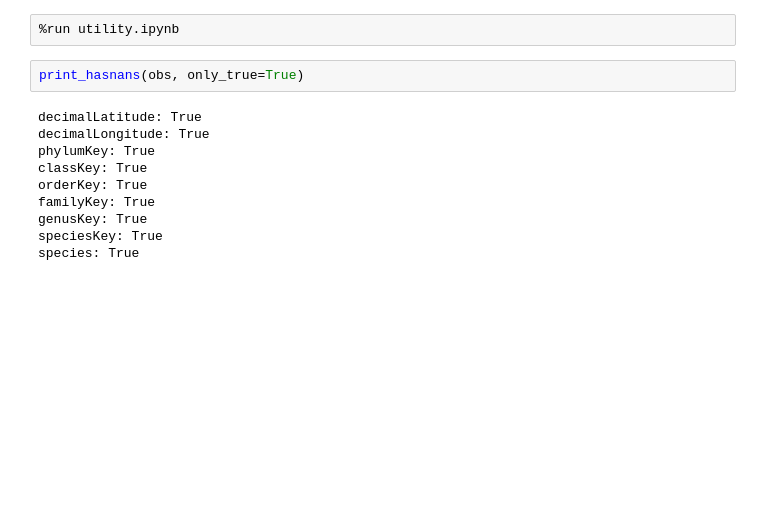
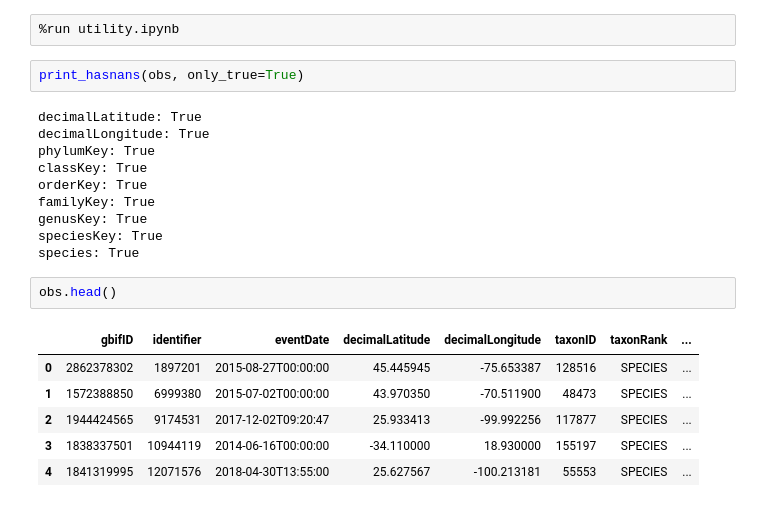
Before and after one commit to charlescoult/fungi, a Jupyter notebook: gbif/gbif_obs_cleaning_3.ipynb, the cells around one changed output. Saved outputs shown, nothing was run; the diff lists cells and outputs as text; blank space fills up the shorter version.

```diff
--- a/gbif/gbif_obs_cleaning_3.ipynb
+++ b/gbif/gbif_obs_cleaning_3.ipynb
@@ -194,3 +194,12 @@ familyKey: True
 genusKey: True
 speciesKey: True
 species: True
+# %%
+obs.head()
+# %% [output]
+|  | gbifID | identifier | eventDate | decimalLatitude | decimalLongitude | taxonID | taxonRank | ... |
+| 0 | 2862378302 | 1897201 | 2015-08-27T00:00:00 | 45.445945 | -75.653387 | 128516 | SPECIES | ... |
+| 1 | 1572388850 | 6999380 | 2015-07-02T00:00:00 | 43.970350 | -70.511900 | 48473 | SPECIES | ... |
+| 2 | 1944424565 | 9174531 | 2017-12-02T09:20:47 | 25.933413 | -99.992256 | 117877 | SPECIES | ... |
+| 3 | 1838337501 | 10944119 | 2014-06-16T00:00:00 | -34.110000 | 18.930000 | 155197 | SPECIES | ... |
+| 4 | 1841319995 | 12071576 | 2018-04-30T13:55:00 | 25.627567 | -100.213181 | 55553 | SPECIES | ... |
```
Also changed, not shown: parts of 20 cells of this notebook, 6 other files.
